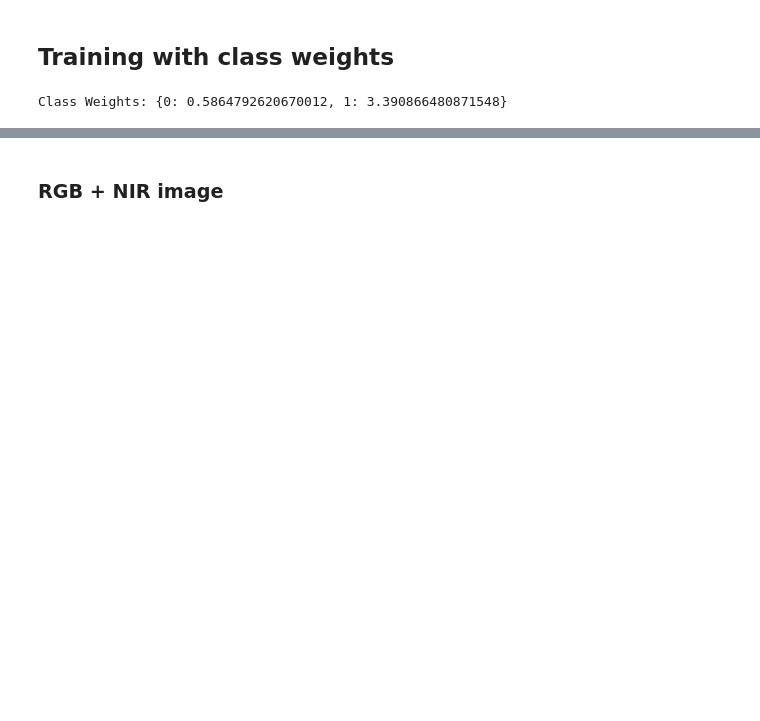
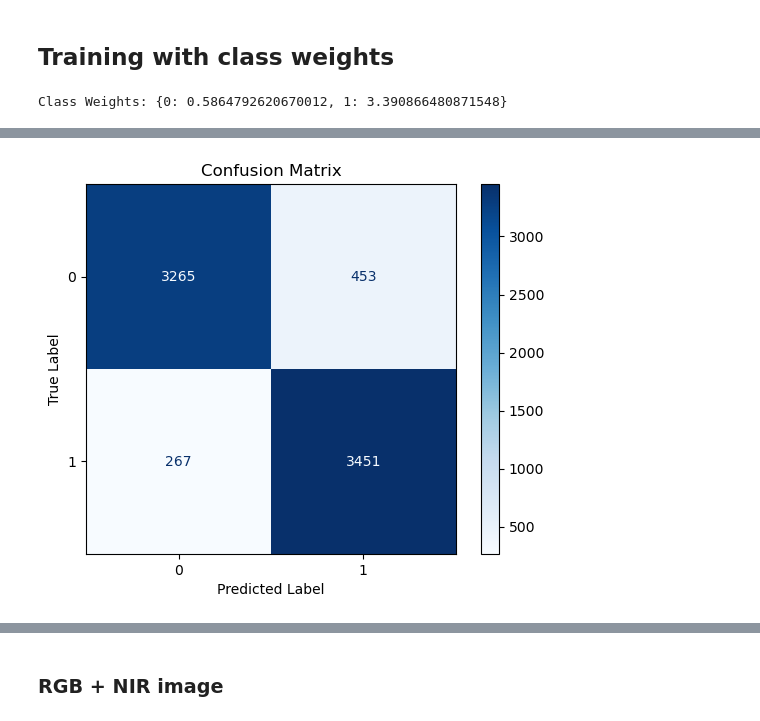
Before and after one commit to ccpfoye/IPEO_Group3_Project, a Jupyter notebook: load_data.ipynb, the cells around one changed output, grey strips where cells are left out. Drawn from its saved outputs; the diff is of its cells as text; code cells hidden in the pictures; blank space fills up the shorter version.

```diff
--- a/load_data.ipynb
+++ b/load_data.ipynb
@@ -304,0 +216,6 @@ plt.show()
+# %%
+model.save('with_classweights_10_epochs.keras')
+model_classweights = tf.keras.models.load_model('with_classweights_10_epochs.keras')
+# %%
+confusion_matrix_plot(model_classweights,validation_dataset)
+# %% [output]
@@ -304,0 +223 @@ plt.show()
+[figure, added]
```
Also changed, not shown: parts of 39 cells of this notebook, 16 other files.
